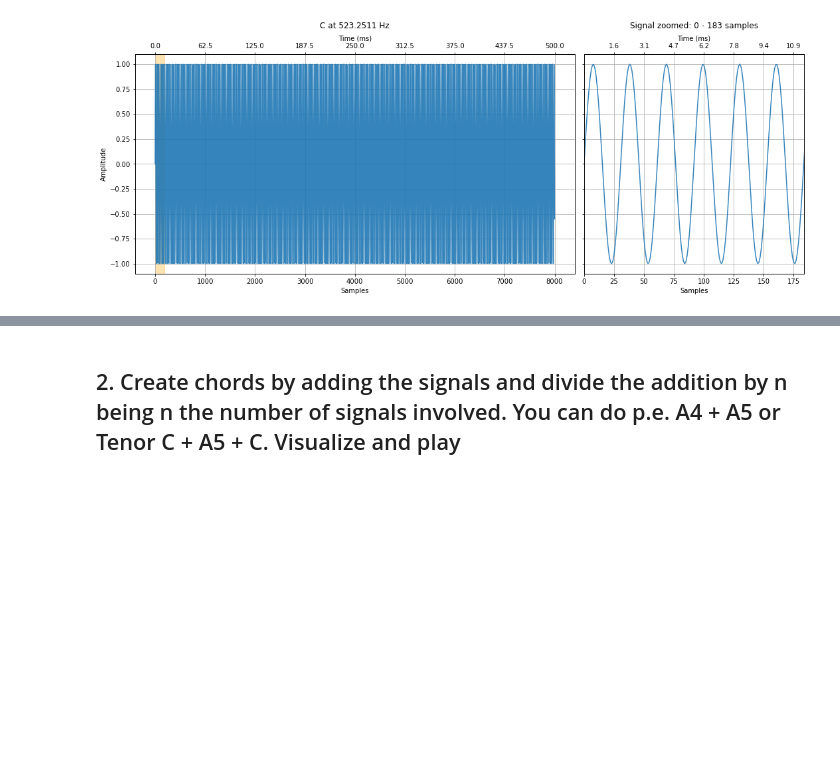
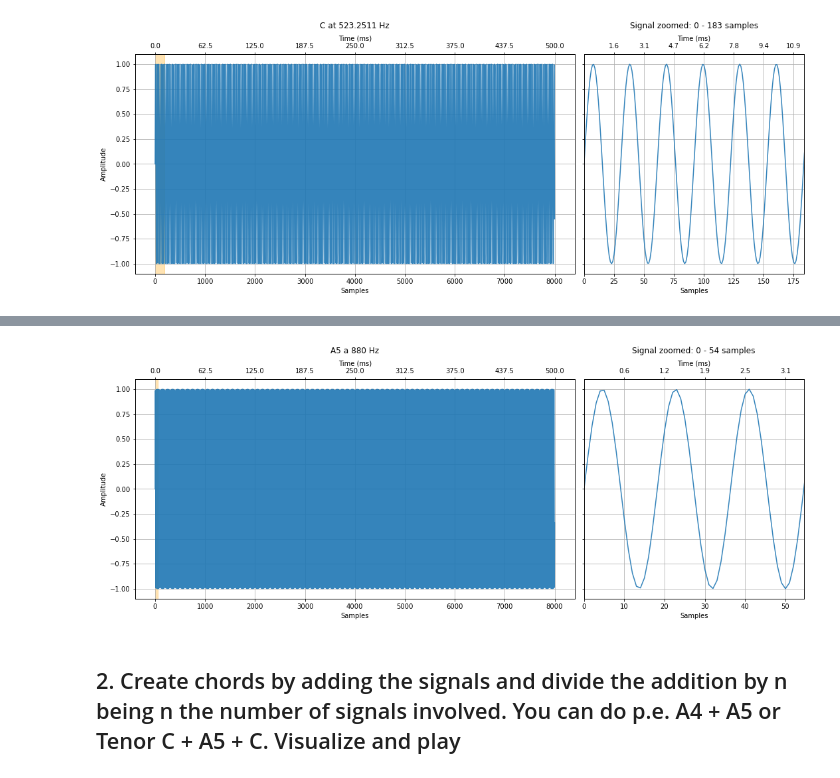
Before and after one commit to criss201x/Fourier_analisis, a Jupyter notebook: fourier_analysis.ipynb, the cells around one changed output, grey strips where cells are left out. Drawn from its saved outputs; the diff is of its cells as text; code cells hidden in the pictures; blank space fills up the shorter version.

```diff
--- a/fourier_analysis.ipynb
+++ b/fourier_analysis.ipynb
@@ -58,7 +58,8 @@ ipd.Audio(C_signal, rate=sampling_rate)
 freq = 880
 A5_signal = makelab.signal.create_sine_wave(freq, sampling_rate,total_time_in_secs)
 
-title = "A5 at 880 Hz"
+title = "A5 a 880 Hz"
 makelab.signal.plot_signal(A5_signal, sampling_rate, title = title, xlim_zoom = xlim_zoom)
 
 ipd.Audio(A5_signal, rate=sampling_rate)
+# %% [output]
@@ -65,3 +67,4 @@ ipd.Audio(A5_signal, rate=sampling_rate)
+[figure, added]
 # %% [markdown]
 ## 2. Create chords by adding the signals and divide the addition by n being n the number of signals involved. You can do p.e. A4 + A5 or Tenor C + A5 + C. Visualize and play
 # %%
```
Also changed, not shown: parts of 2 cells of this notebook.
